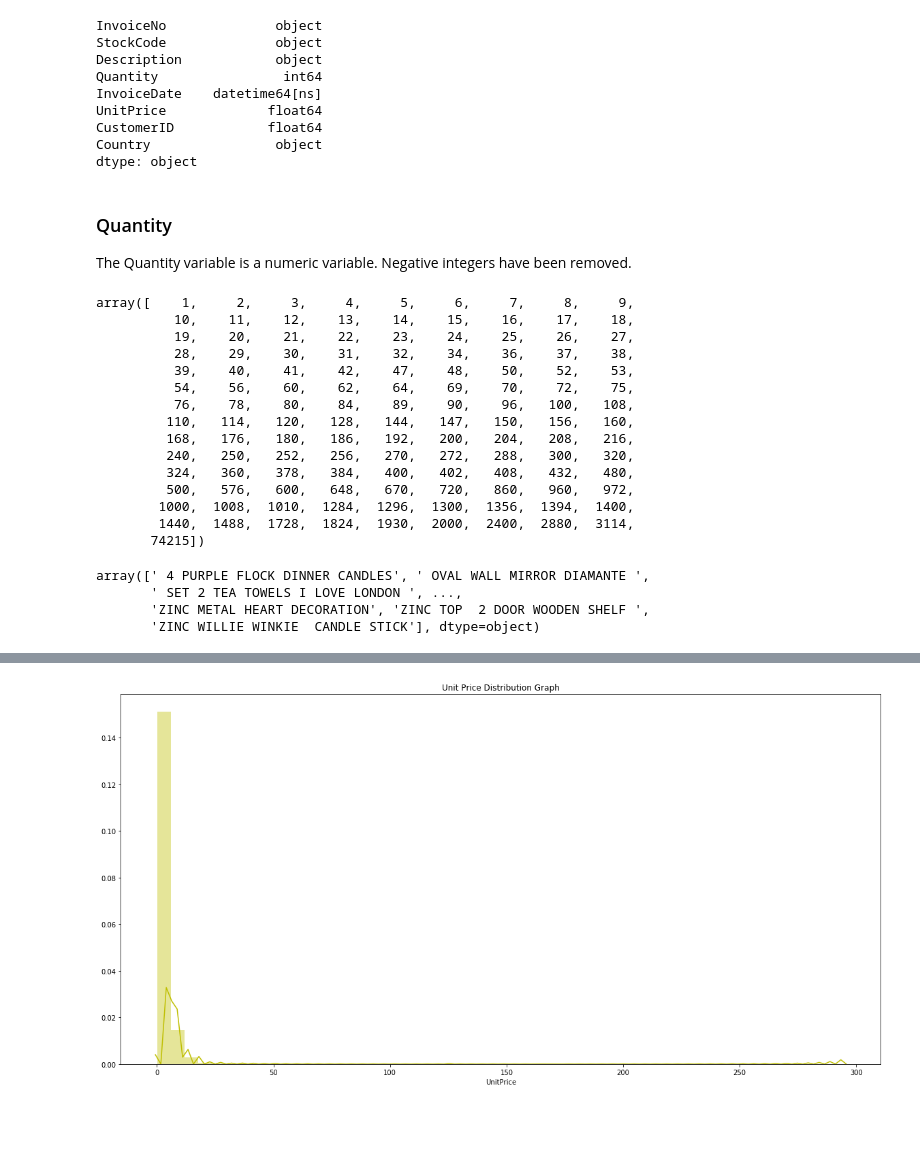
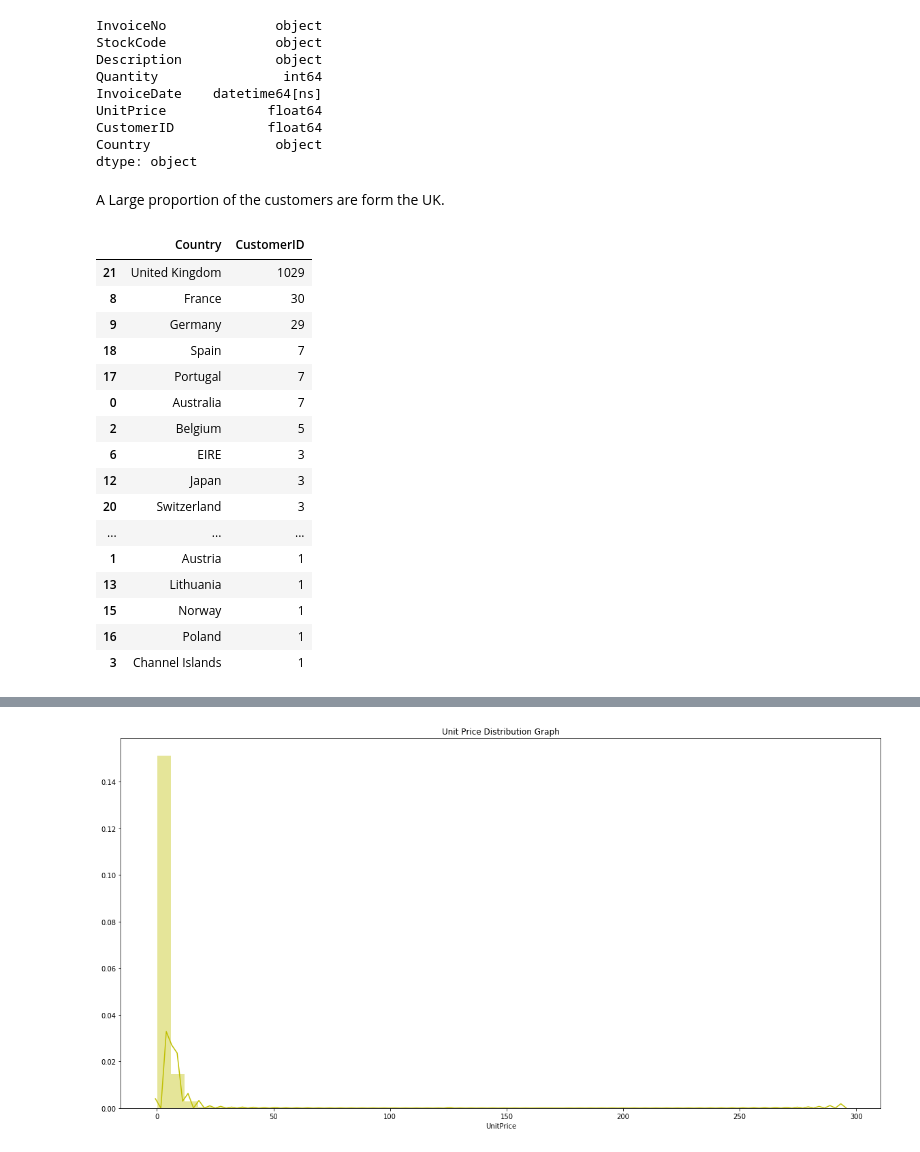
Before and after one commit to RitRa/Programming-Project-Dec-2018, a Jupyter notebook: Online Retail Data - Project 2018.ipynb, the cells around one changed output, grey strips where cells are left out. Cells and saved outputs as stored; diff of their text form; code cells hidden in the pictures; blank space fills up the shorter version.

Commit message:
grouping by customer id

```diff
--- a/Online Retail Data - Project 2018.ipynb
+++ b/Online Retail Data - Project 2018.ipynb
@@ -176,31 +189,26 @@ UnitPrice             float64
 CustomerID            float64
 Country                object
 dtype: object
-# %% [markdown]
-### Quantity
-The Quantity variable is a numeric variable. Negative integers have been removed.
-# %%
-np.unique(df['Quantity'])
-# %% [output]
-array([    1,     2,     3,     4,     5,     6,     7,     8,     9,
-          10,    11,    12,    13,    14,    15,    16,    17,    18,
-          19,    20,    21,    22,    23,    24,    25,    26,    27,
-          28,    29,    30,    31,    32,    34,    36,    37,    38,
-          39,    40,    41,    42,    47,    48,    50,    52,    53,
-          54,    56,    60,    62,    64,    69,    70,    72,    75,
-          76,    78,    80,    84,    89,    90,    96,   100,   108,
-         110,   114,   120,   128,   144,   147,   150,   156,   160,
-         168,   176,   180,   186,   192,   200,   204,   208,   216,
-         240,   250,   252,   256,   270,   272,   288,   300,   320,
-         324,   360,   378,   384,   400,   402,   408,   432,   480,
-         500,   576,   600,   648,   670,   720,   860,   960,   972,
-        1000,  1008,  1010,  1284,  1296,  1300,  1356,  1394,  1400,
-        1440,  1488,  1728,  1824,  1930,  2000,  2400,  2880,  3114,
-       74215])
-# %%
-np.unique(df['Description'])
-# %% [output]
-array([' 4 PURPLE FLOCK DINNER CANDLES', ' OVAL WALL MIRROR DIAMANTE ',
-       ' SET 2 TEA TOWELS I LOVE LONDON ', ...,
-       'ZINC METAL HEART DECORATION', 'ZINC TOP  2 DOOR WOODEN SHELF ',
-       'ZINC WILLIE WINKIE  CANDLE STICK'], dtype=object)
+# %% [markdown]
+A Large proportion of the customers are form the UK.
+# %%
+mostpopular=df[['Country','CustomerID']].drop_duplicates()
+mostpopular.groupby(['Country'])['CustomerID'].aggregate('count').reset_index().sort_values('CustomerID', ascending=False)
+# %% [output]
+|  | Country | CustomerID |
+| 21 | United Kingdom | 1029 |
+| 8 | France | 30 |
+| 9 | Germany | 29 |
+| 18 | Spain | 7 |
+| 17 | Portugal | 7 |
+| 0 | Australia | 7 |
+| 2 | Belgium | 5 |
+| 6 | EIRE | 3 |
+| 12 | Japan | 3 |
+| 20 | Switzerland | 3 |
+| ... | ... | ... |
+| 1 | Austria | 1 |
+| 13 | Lithuania | 1 |
+| 15 | Norway | 1 |
+| 16 | Poland | 1 |
+| 3 | Channel Islands | 1 |
```
Also changed, not shown: parts of 14 cells of this notebook, 2 other files.
